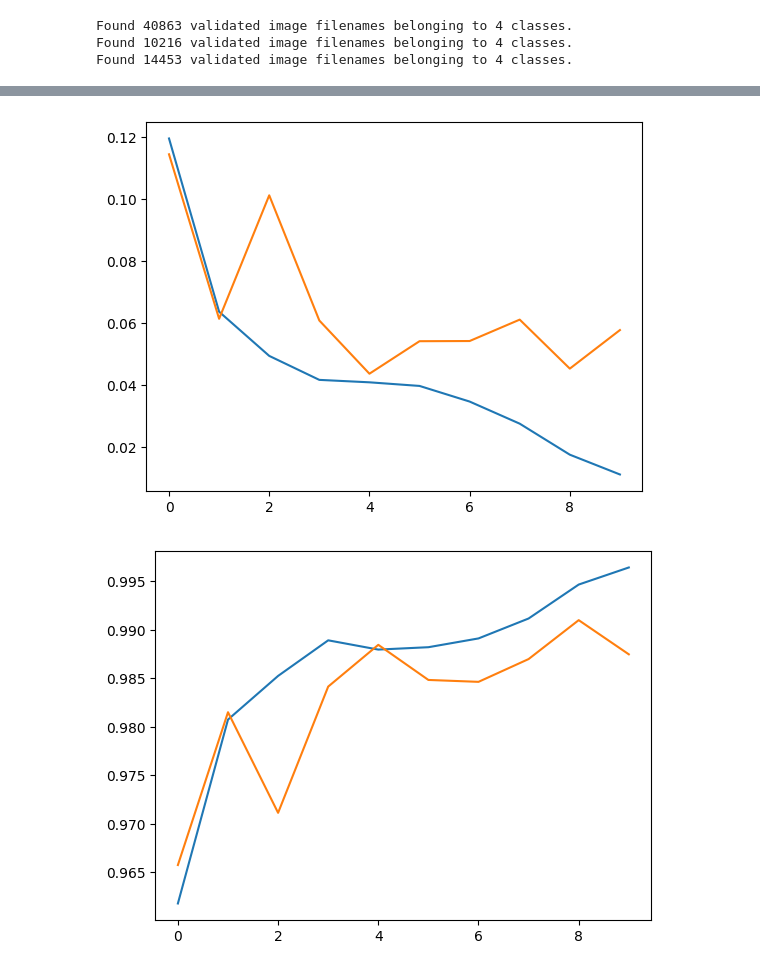
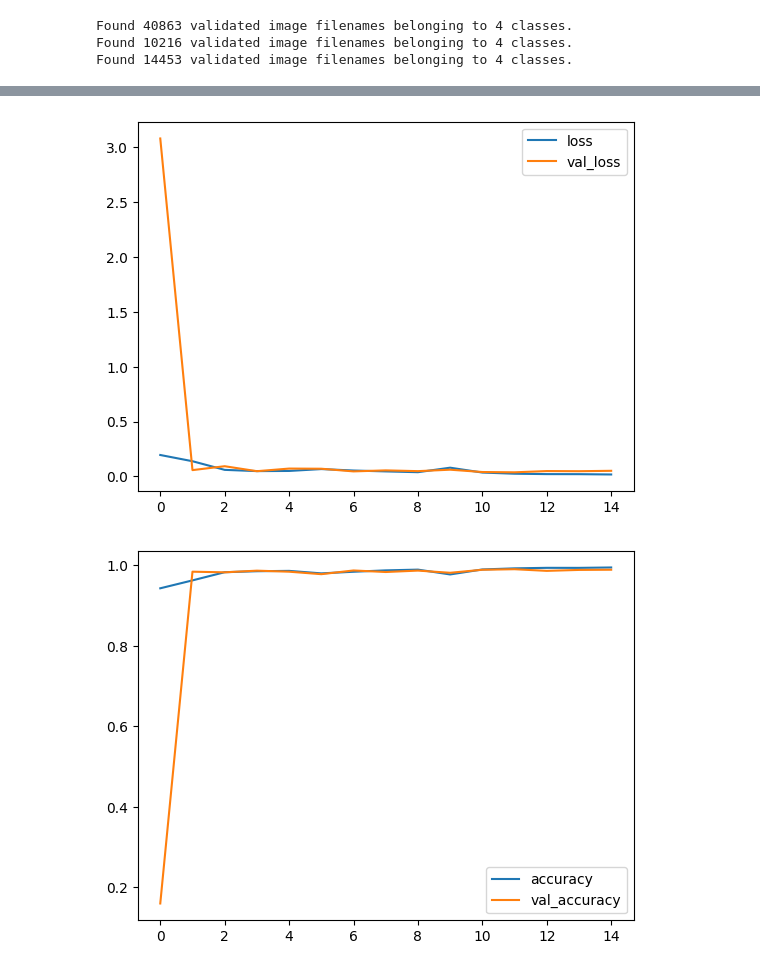
Before and after one commit to raramii/cnn_project_de33, a Jupyter notebook: 02_EfficientNetB1.ipynb, the cells around one changed output, grey strips where cells are left out. Cells and saved outputs as stored; diff of their text form; code cells hidden in the pictures.

```diff
--- a/02_EfficientNetB1.ipynb
+++ b/02_EfficientNetB1.ipynb
@@ -188,15 +187,26 @@ Found 10216 validated image filenames belonging to 4 classes.
 Found 14453 validated image filenames belonging to 4 classes.
 # %%
 # 모델 정의
+from tensorflow.keras.applications import EfficientNetB1
+from tensorflow.keras.layers import GlobalAveragePooling2D, Dense, Dropout, BatchNormalization
+from tensorflow.keras.models import Model
 
 base_model = EfficientNetB1(input_shape=(IMAGE_SIZE, IMAGE_SIZE, 3), include_top=False, weights='imagenet')
+
+# for layer in base_model.layers:
+#     layer.trainable = False
+
+for layer in base_model.layers[-20:]:  # 상위 20개 레이어를 Fine-Tune
+    layer.trainable = True
+
 # functional api
 x = base_model.output # feature층의 마지막값
 x = GlobalAveragePooling2D()(x)
-x = Dense(256, activation='relu')(x)
+x = Dense(512, activation='relu')(x)
+x = BatchNormalization()(x)
 x = Dropout(0.5)(x)
 output = Dense(4, activation='softmax')(x)
 
 model = Model(inputs=base_model.input, outputs=output)
 
-model.summary()
+# model.summary()
@@ -227,16 +213,18 @@ Model: "functional"
 # %%
 from tensorflow.keras.callbacks import EarlyStopping, ReduceLROnPlateau
 from tensorflow.keras.optimizers import Adam
+from time import perf_counter
 
 model.compile(
     loss='sparse_categorical_crossentropy',
-    optimizer = 'adam', # optimizer=Adam(learning_rate=0.001), # 객체로 변환 후 명시적으로 생성해서 사용하는 방법
+    optimizer=Adam(learning_rate=0.001), # 객체로 변환 후 명시적으로 생성해서 사용하는 방법
     metrics=['accuracy']
 )
 
 early_stopping_cb = EarlyStopping(patience=5, verbose=1, restore_best_weights=True)
 reduce_lr_on_plateau_cb = ReduceLROnPlateau(patience=3, factor=0.5, verbose=1)
 
+start = perf_counter() # 학습시간 측정 시작
 # 학습
 history = model.fit(
     tr_flow_gen,
@@ -245,12 +233,9 @@ history = model.fit(
     callbacks=[early_stopping_cb, reduce_lr_on_plateau_cb]
 )
 
-# 학습결과 시각화
-pd.DataFrame(history.history).plot()
-plt.show()
-
-# 평가
-loss, accuracy = model.evaluate(test_flow_gen)
-print(f'loss: {loss:.4f}, accuracy={accuracy:.4f}')
+# 학습시간 측정
+duration = perf_counter() - start
+duration = round(duration,2)
+print(f"InceptionV3 trained in {duration} sec")
 # %% [output]
 Epoch 1/15
@@ -278,13 +259,14 @@ loss: 0.0370, accuracy=0.9893
 # %%
 loss, accuracy = model.evaluate(test_flow_gen)
+print(f'loss: {loss:.4f}, accuracy={accuracy:.4f}')
 
-print(loss, accuracy)
-
-plt.plot(history.history['loss'])
-plt.plot(history.history['val_loss'])
+plt.plot(history.history['loss'], label='loss')
+plt.plot(history.history['val_loss'], label='val_loss')
+plt.legend()
 plt.show()
 
-plt.plot(history.history['accuracy'])
-plt.plot(history.history['val_accuracy'])
+plt.plot(history.history['accuracy'], label='accuracy')
+plt.plot(history.history['val_accuracy'], label='val_accuracy')
+plt.legend()
 plt.show()
 # %% [output]
@@ -293,2 +275,2 @@ plt.show()
-[figure, old version]
+[figure, new version]
-[figure, old version]
+[figure, new version]
```
Also changed, not shown: parts of 7 cells of this notebook, 1 other file.
